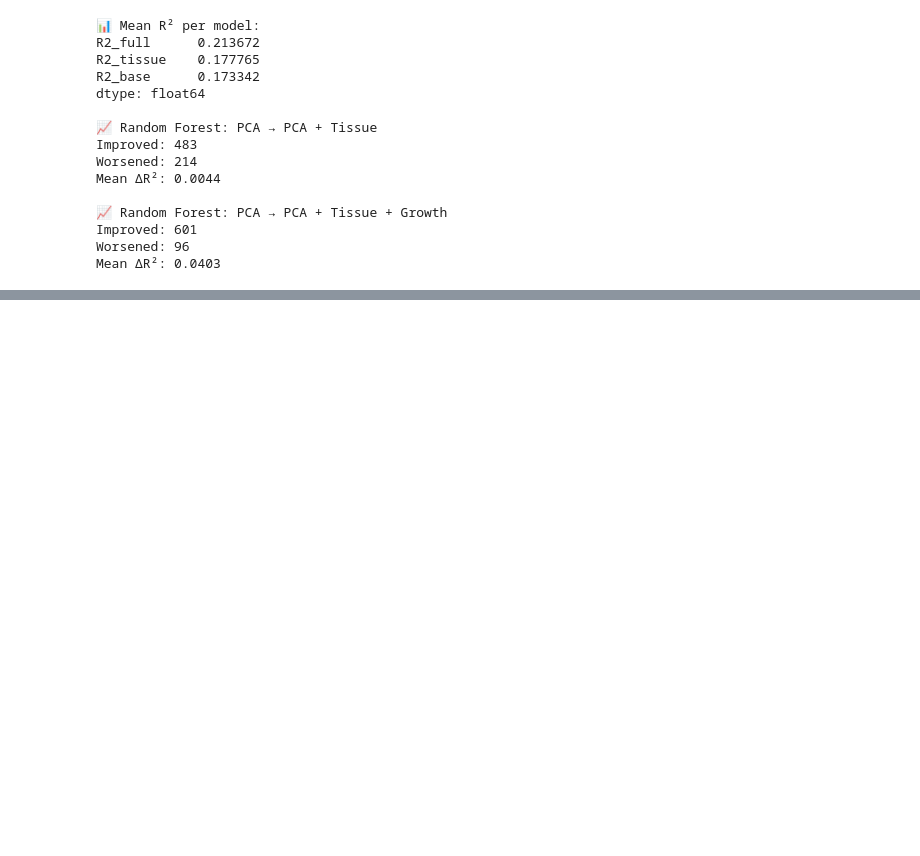
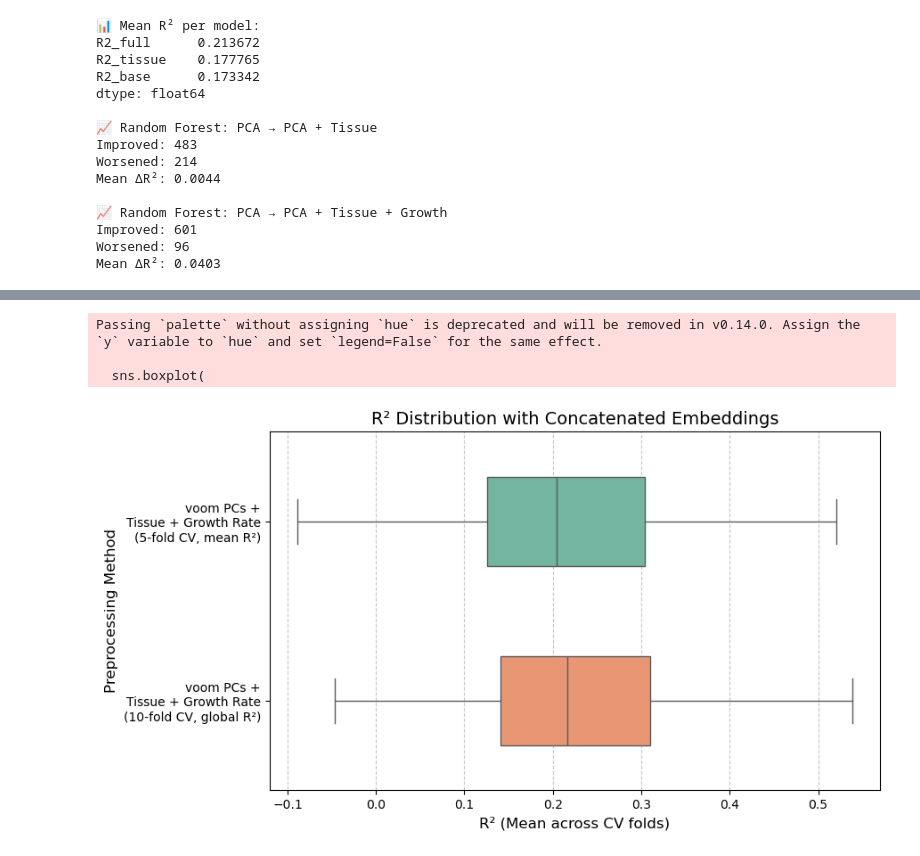
Before and after one commit to goncalo-aroeira/thesis_implementation, a Jupyter notebook: bulk_state_of_the_art/notebooks/04_model_training/02_complex_baselines/03_1_rf_comparison.ipynb, the cells around one changed output, grey strips where cells are left out. Cells and saved outputs as stored; diff of their text form; code cells hidden in the pictures; blank space fills up the shorter version.

```diff
--- a/bulk_state_of_the_art/notebooks/04_model_training/02_complex_baselines/03_1_rf_comparison.ipynb
+++ b/bulk_state_of_the_art/notebooks/04_model_training/02_complex_baselines/03_1_rf_comparison.ipynb
@@ -256,0 +341,52 @@ Mean ΔR²: 0.0403
+# %%
+import pandas as pd
+import matplotlib.pyplot as plt
+import seaborn as sns
+
+# Load performance results
+df_5_fold = pd.read_csv("rf/results/voom_30_pcs_tissue_growth.csv")
+df_10_fold = pd.read_csv("rf/results/10_fold_voom_30_pcs_tissue_growth.csv")
+
+# Rename R² columns based on their meaning
+df_5_fold = df_5_fold.rename(columns={"r2_mean": "R²"})
+df_10_fold = df_10_fold.rename(columns={"r2_global": "R²"})
+
+# Add method labels
+df_5_fold["Method"] = "voom PCs +\nTissue + Growth Rate\n(5-fold CV, mean R²)"
+df_10_fold["Method"] = "voom PCs +\nTissue + Growth Rate\n(10-fold CV, global R²)"
+
+# Combine and plot as before
+combined = pd.concat([df_5_fold, df_10_fold], ignore_index=True)
+
+# Optional: rename for consistent clarity
+combined = combined.rename(columns={"r2_mean": "R²"})
+
+# Horizontal boxplot
+plt.figure(figsize=(9, 5))
+sns.boxplot(
+    data=combined,
+    x="R²",
+    y="Method",
+    palette="Set2",
+    width=0.5,
+    showfliers=False  # cleaner, remove if you want to see outliers
+)
+
+# Titles and labels
+plt.title("R² Distribution with Concatenated Embeddings", fontsize=14)
+plt.xlabel("R² (Mean across CV folds)", fontsize=12)
+plt.ylabel("Preprocessing Method", fontsize=12)
+
+# Grid for clarity
+plt.grid(axis='x', linestyle='--', alpha=0.7)
+
+# Tighter layout
+plt.tight_layout()
+
+# Show
+plt.show()
+# %% [output]
+Passing `palette` without assigning `hue` is deprecated and will be removed in v0.14.0. Assign the `y` variable to `hue` and set `legend=False` for the same effect.
+
+  sns.boxplot(
+[figure, added]
```
Also changed, not shown: parts of 3 cells of this notebook, 26 other files.
